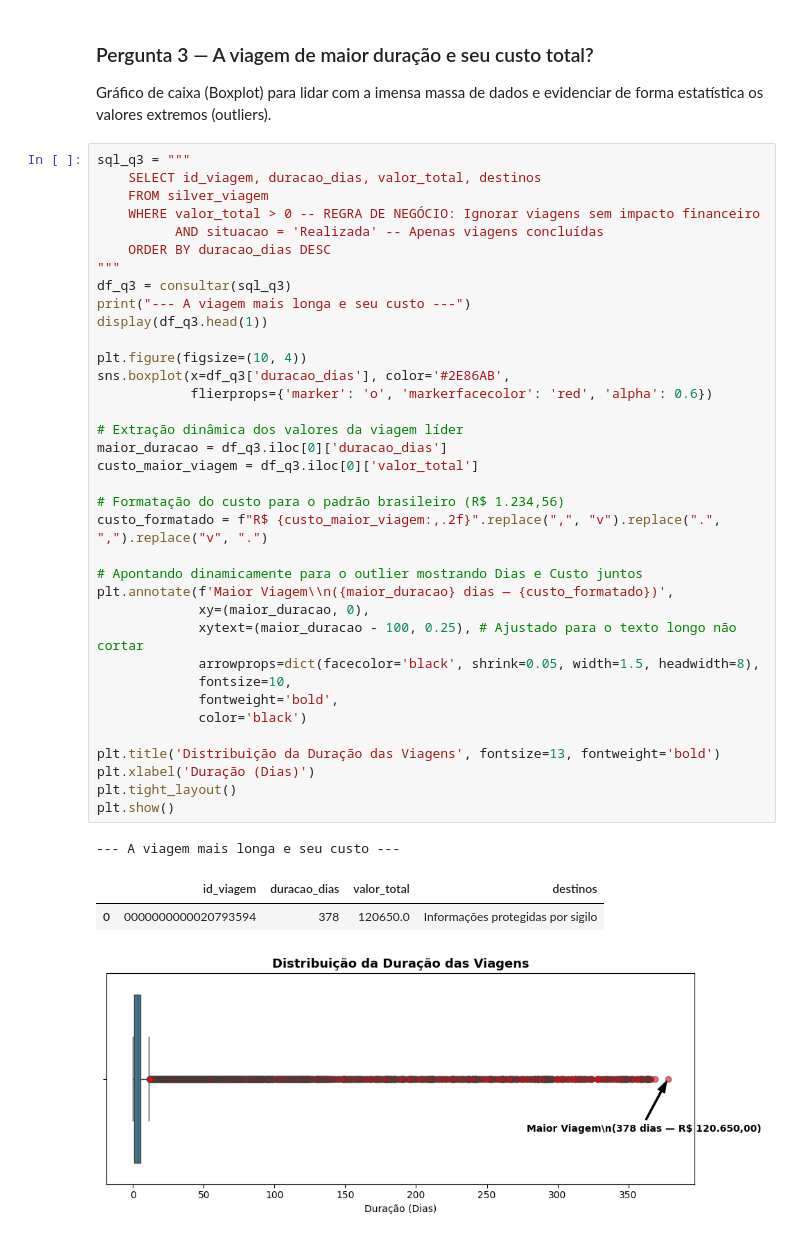
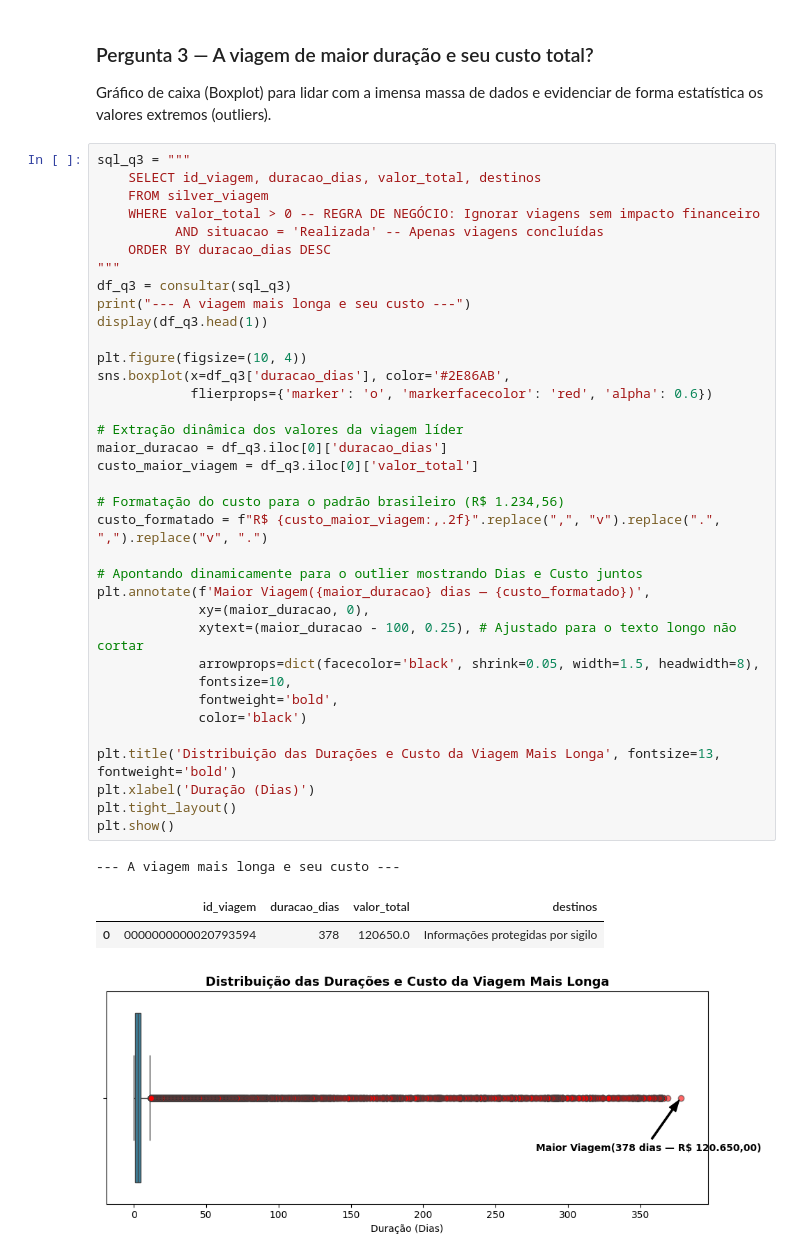
Before and after one commit to jsidegum/pipeline-viagens-transparencia, a Jupyter notebook: 3_analise.ipynb, the cells around one changed output. Saved outputs shown, nothing was run; the diff lists cells and outputs as text.

```diff
--- a/3_analise.ipynb
+++ b/3_analise.ipynb
@@ -305,33 +318,33 @@ sql_q3 = """
 df_q3 = consultar(sql_q3)
 print("--- A viagem mais longa e seu custo ---")
 display(df_q3.head(1))
 
 plt.figure(figsize=(10, 4))
 sns.boxplot(x=df_q3['duracao_dias'], color='#2E86AB',
             flierprops={'marker': 'o', 'markerfacecolor': 'red', 'alpha': 0.6})
 
 # Extração dinâmica dos valores da viagem líder
 maior_duracao = df_q3.iloc[0]['duracao_dias']
 custo_maior_viagem = df_q3.iloc[0]['valor_total']
 
 # Formatação do custo para o padrão brasileiro (R$ 1.234,56)
 custo_formatado = f"R$ {custo_maior_viagem:,.2f}".replace(",", "v").replace(".", ",").replace("v", ".")
 
 # Apontando dinamicamente para o outlier mostrando Dias e Custo juntos
-plt.annotate(f'Maior Viagem\\n({maior_duracao} dias — {custo_formatado})',
+plt.annotate(f'Maior Viagem({maior_duracao} dias — {custo_formatado})',
              xy=(maior_duracao, 0),
              xytext=(maior_duracao - 100, 0.25), # Ajustado para o texto longo não cortar
              arrowprops=dict(facecolor='black', shrink=0.05, width=1.5, headwidth=8),
              fontsize=10,
              fontweight='bold',
              color='black')
 
-plt.title('Distribuição da Duração das Viagens', fontsize=13, fontweight='bold')
+plt.title('Distribuição das Durações e Custo da Viagem Mais Longa', fontsize=13, fontweight='bold')
 plt.xlabel('Duração (Dias)')
 plt.tight_layout()
 plt.show()
 # %% [output]
 --- A viagem mais longa e seu custo ---
 |  | id_viagem | duracao_dias | valor_total | destinos |
 | 0 | 0000000000020793594 | 378 | 120650.0 | Informações protegidas por sigilo |
-[figure, old version]
+[figure, new version]
```
Also changed, not shown: parts of 11 cells of this notebook.
